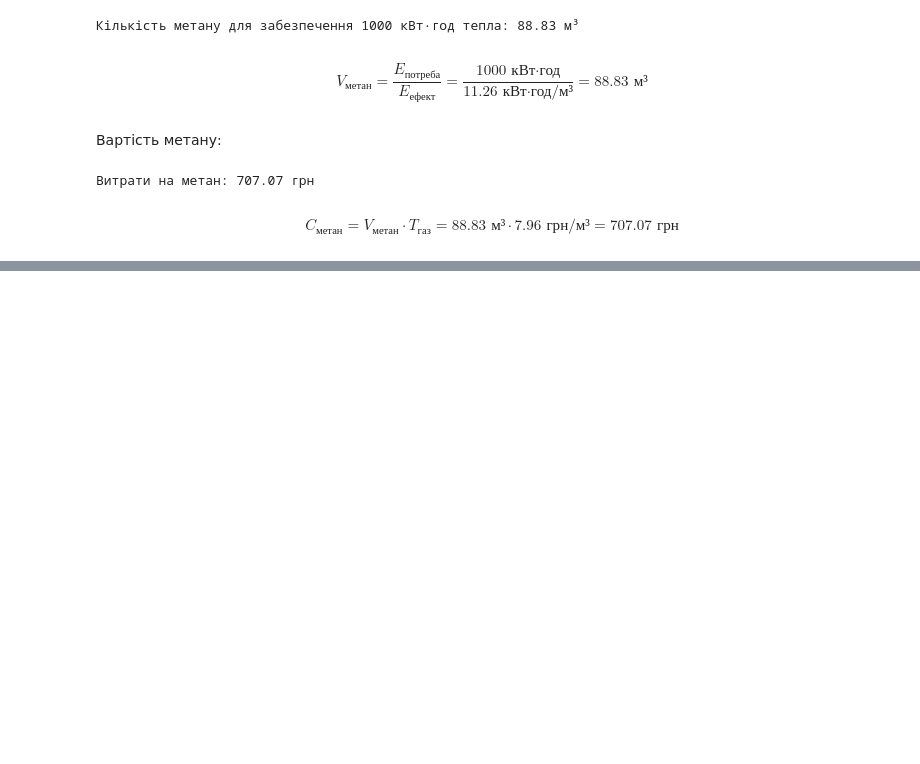
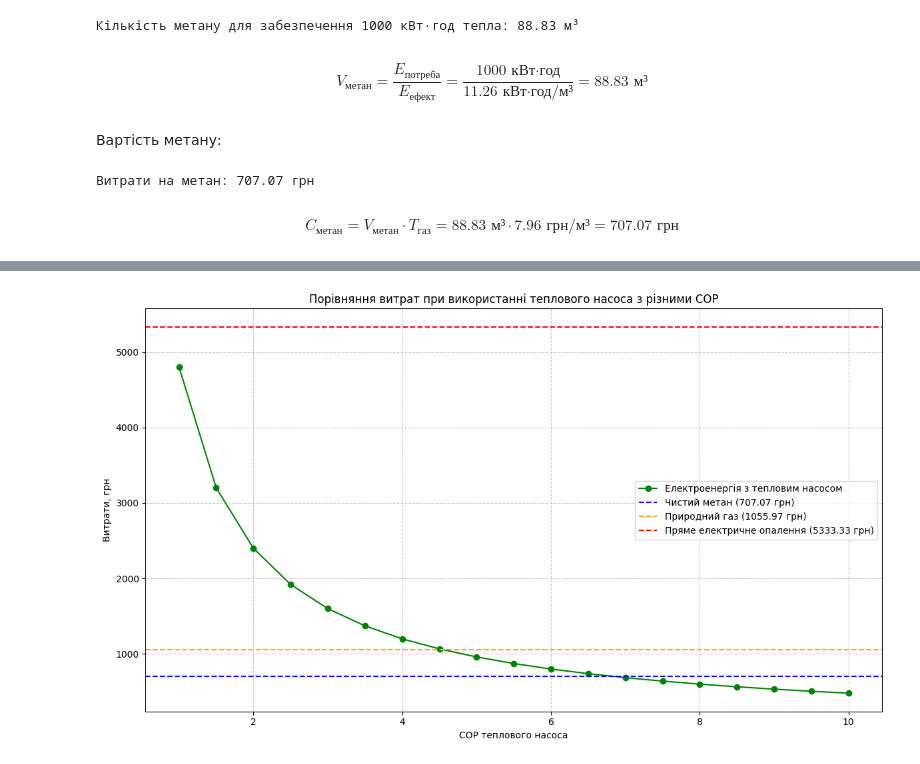
Before and after one commit to SerhiiMiroshnychenko/ScientificCalculations, a Jupyter notebook: Heat_Engineering/Topic-4/Задача-2.ipynb, the cells around one changed output, grey strips where cells are left out. Saved outputs shown, nothing was run; the diff lists cells and outputs as text; code cells hidden in the pictures; blank space fills up the shorter version.

```diff
--- a/Heat_Engineering/Topic-4/Задача-2.ipynb
+++ b/Heat_Engineering/Topic-4/Задача-2.ipynb
@@ -166,0 +377,28 @@ $$C_{\text{метан}} = V_{\text{метан}} \cdot T_{\text{газ}} = 88.83
+# %%
+# Графік залежності витрат від COP теплового насоса
+plt.figure(figsize=(12, 7))
+cop_range = np.arange(1, 10.1, 0.5)
+heat_pump_costs = []
+
+for cop in cop_range:
+    electricity_with_heat_pump = HEAT_DEMAND / (cop * SYSTEM_EFFICIENCY)
+    cost_with_heat_pump = electricity_with_heat_pump * ELECTRICITY_PRICE
+    heat_pump_costs.append(cost_with_heat_pump)
+
+plt.plot(cop_range, heat_pump_costs, 'g-', marker='o', label='Електроенергія з тепловим насосом')
+plt.axhline(y=methane_cost, color='b', linestyle='--',
+            label=f'Чистий метан ({methane_cost:.2f} грн)')
+plt.axhline(y=natural_gas_cost, color='orange', linestyle='--',
+            label=f'Природний газ ({natural_gas_cost:.2f} грн)')
+plt.axhline(y=electricity_cost, color='r', linestyle='--',
+            label=f'Пряме електричне опалення ({electricity_cost:.2f} грн)')
+
+plt.xlabel('COP теплового насоса')
+plt.ylabel('Витрати, грн')
+plt.title('Порівняння витрат при використанні теплового насоса з різними COP')
+plt.grid(True, linestyle='--', alpha=0.7)
+plt.legend()
+plt.tight_layout()
+plt.show()
+# %% [output]
+[figure, added]
```
Also changed, not shown: parts of 39 cells of this notebook, 1 other file.
